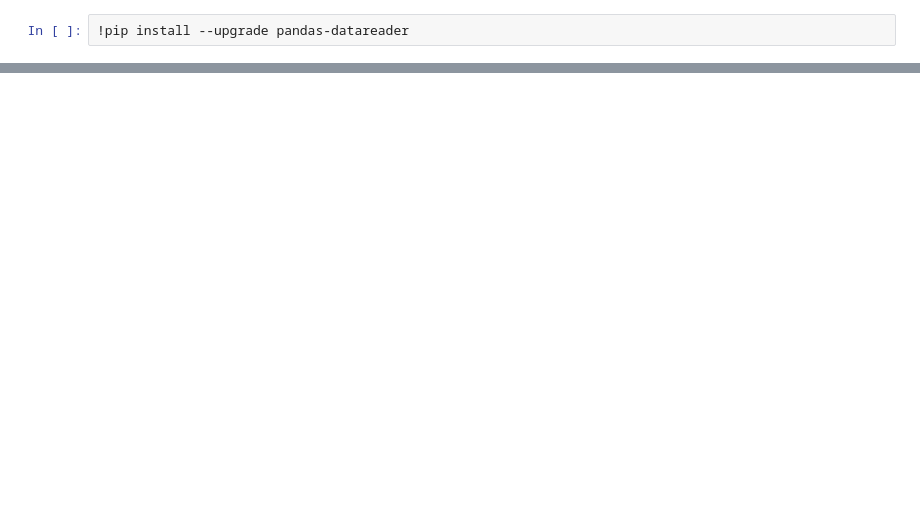
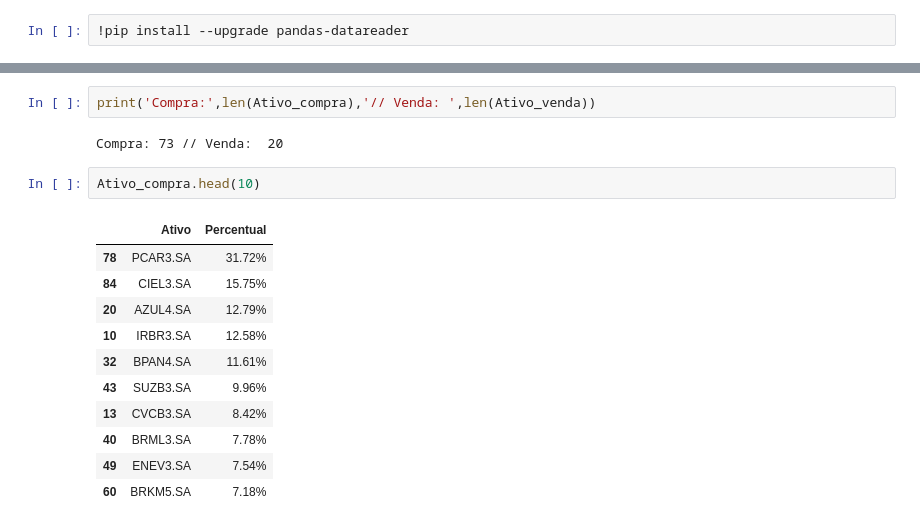
Before and after one commit to mantoan-thi/-Python-for-investments-, a Jupyter notebook: Stock_portfolio.ipynb, the cells around one changed output, grey strips where cells are left out. Drawn from its saved outputs; the diff is of its cells as text; blank space fills up the shorter version.

```diff
--- a/Stock_portfolio.ipynb
+++ b/Stock_portfolio.ipynb
@@ -65,0 +87,18 @@ INFO:fbprophet:Disabling daily seasonality. Run prophet with daily_seasonality=T
+# %%
+print('Compra:',len(Ativo_compra),'// Venda: ',len(Ativo_venda))
+# %% [output]
+Compra: 73 // Venda:  20
+# %%
+Ativo_compra.head(10)
+# %% [output]
+|  | Ativo | Percentual |
+| 78 | PCAR3.SA | 31.72% |
+| 84 | CIEL3.SA | 15.75% |
+| 20 | AZUL4.SA | 12.79% |
+| 10 | IRBR3.SA | 12.58% |
+| 32 | BPAN4.SA | 11.61% |
+| 43 | SUZB3.SA | 9.96% |
+| 13 | CVCB3.SA | 8.42% |
+| 40 | BRML3.SA | 7.78% |
+| 49 | ENEV3.SA | 7.54% |
+| 60 | BRKM5.SA | 7.18% |
```
Also changed, not shown: parts of 7 cells of this notebook.
